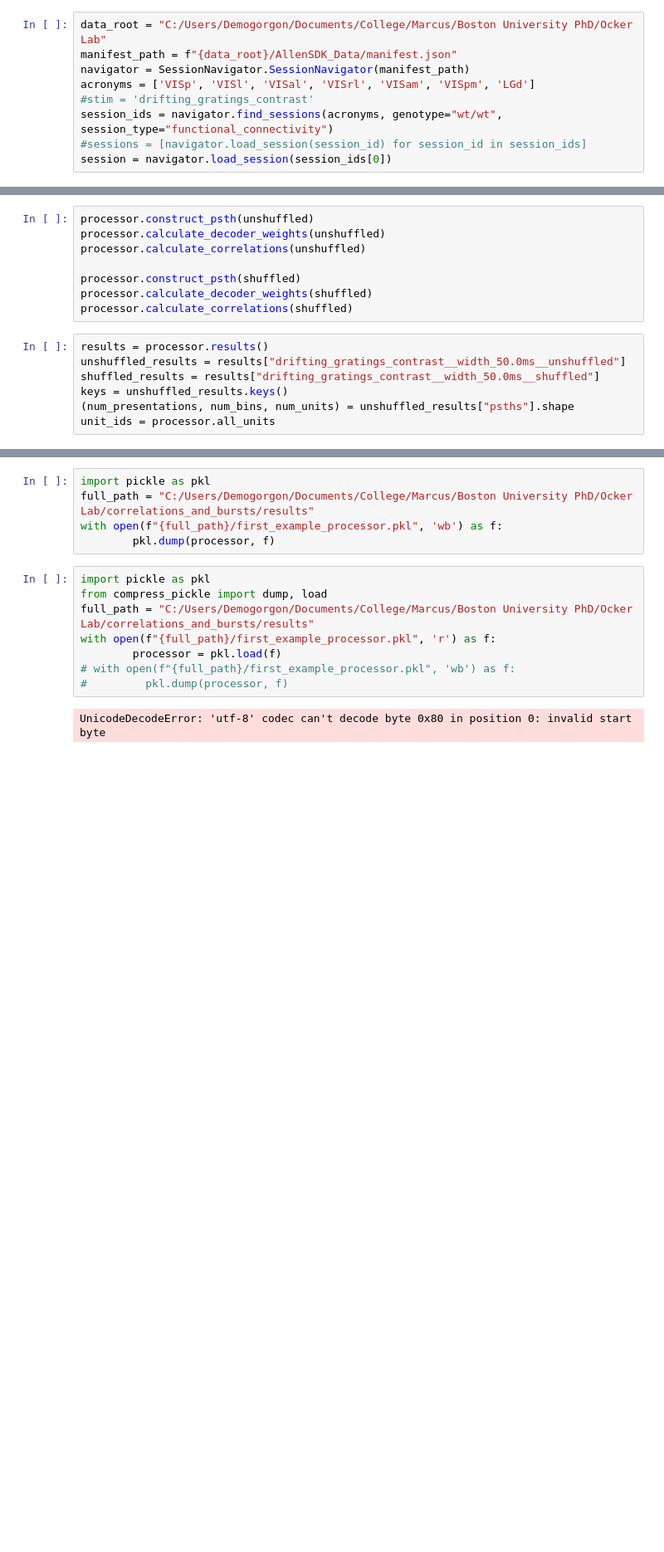
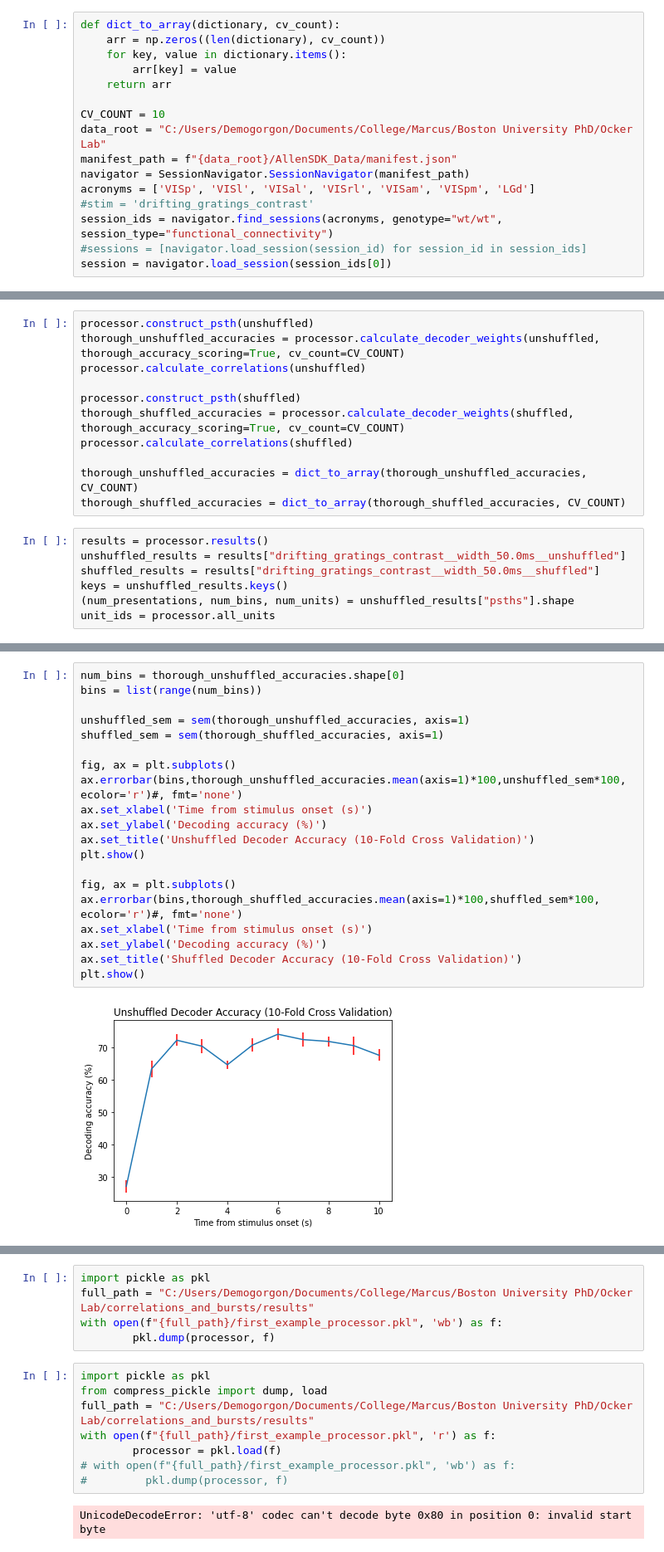
Before and after one commit to mwblackburn/correlations_and_bursts, a Jupyter notebook: scripts/example_analysis_functionalconnectivity.ipynb, the cells around one changed output, grey strips where cells are left out. Shown at 83% size. Saved outputs shown, nothing was run; the diff lists cells and outputs as text; blank space fills up the shorter version.

Commit message:
Added more thorough decoder accuracy report functionality

```diff
--- a/scripts/example_analysis_functionalconnectivity.ipynb
+++ b/scripts/example_analysis_functionalconnectivity.ipynb
@@ -6,6 +7,13 @@ import src.SessionProcessor as SessionProcessor
 from sklearn.svm import LinearSVC
 from allensdk.brain_observatory.ecephys.ecephys_project_cache import EcephysProjectCache
 # %%
+def dict_to_array(dictionary, cv_count):
+    arr = np.zeros((len(dictionary), cv_count))
+    for key, value in dictionary.items():
+        arr[key] = value
+    return arr
+
+CV_COUNT = 10
 data_root = "C:/Users/Demogorgon/Documents/College/Marcus/Boston University PhD/Ocker Lab"
 manifest_path = f"{data_root}/AllenSDK_Data/manifest.json"
 navigator = SessionNavigator.SessionNavigator(manifest_path)
@@ -20,12 +28,15 @@ unshuffled = processor.construct_decoder('drifting_gratings_contrast', 'orientat
 shuffled = processor.construct_decoder('drifting_gratings_contrast', 'orientation', shuffle_trials=True)
 # %%
 processor.construct_psth(unshuffled)
-processor.calculate_decoder_weights(unshuffled)
+thorough_unshuffled_accuracies = processor.calculate_decoder_weights(unshuffled, thorough_accuracy_scoring=True, cv_count=CV_COUNT)
 processor.calculate_correlations(unshuffled)
 
 processor.construct_psth(shuffled)
-processor.calculate_decoder_weights(shuffled)
+thorough_shuffled_accuracies = processor.calculate_decoder_weights(shuffled, thorough_accuracy_scoring=True, cv_count=CV_COUNT)
 processor.calculate_correlations(shuffled)
+
+thorough_unshuffled_accuracies = dict_to_array(thorough_unshuffled_accuracies, CV_COUNT)
+thorough_shuffled_accuracies = dict_to_array(thorough_shuffled_accuracies, CV_COUNT)
 # %%
 results = processor.results()
 unshuffled_results = results["drifting_gratings_contrast__width_50.0ms__unshuffled"]
@@ -81,0 +93,22 @@ plt.show()
+# %%
+num_bins = thorough_unshuffled_accuracies.shape[0]
+bins = list(range(num_bins))
+
+unshuffled_sem = sem(thorough_unshuffled_accuracies, axis=1)
+shuffled_sem = sem(thorough_shuffled_accuracies, axis=1)
+
+fig, ax = plt.subplots()
+ax.errorbar(bins,thorough_unshuffled_accuracies.mean(axis=1)*100,unshuffled_sem*100, ecolor='r')#, fmt='none')
+ax.set_xlabel('Time from stimulus onset (s)')
+ax.set_ylabel('Decoding accuracy (%)')
+ax.set_title('Unshuffled Decoder Accuracy (10-Fold Cross Validation)')
+plt.show()
+
+fig, ax = plt.subplots()
+ax.errorbar(bins,thorough_shuffled_accuracies.mean(axis=1)*100,shuffled_sem*100, ecolor='r')#, fmt='none')
+ax.set_xlabel('Time from stimulus onset (s)')
+ax.set_ylabel('Decoding accuracy (%)')
+ax.set_title('Shuffled Decoder Accuracy (10-Fold Cross Validation)')
+plt.show()
+# %% [output]
+[figure, added]
```
Also changed, not shown: parts of 6 cells of this notebook, 2 other files.
